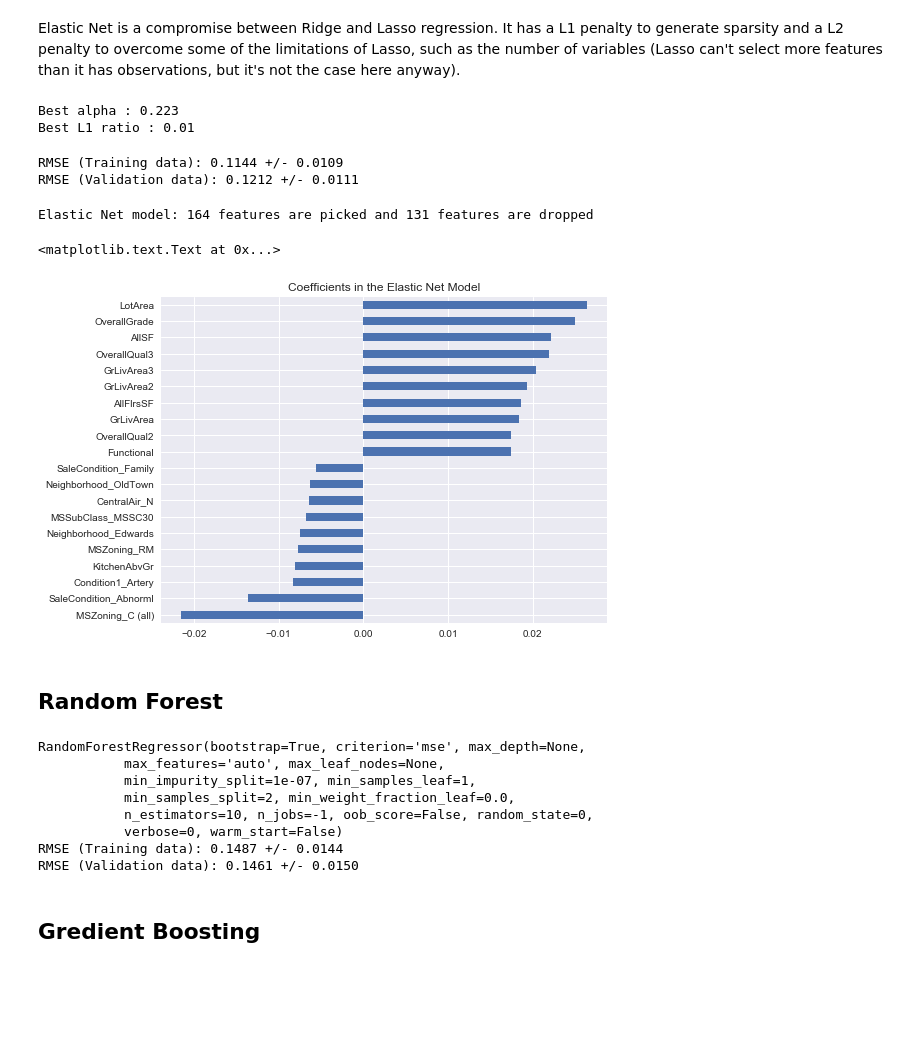
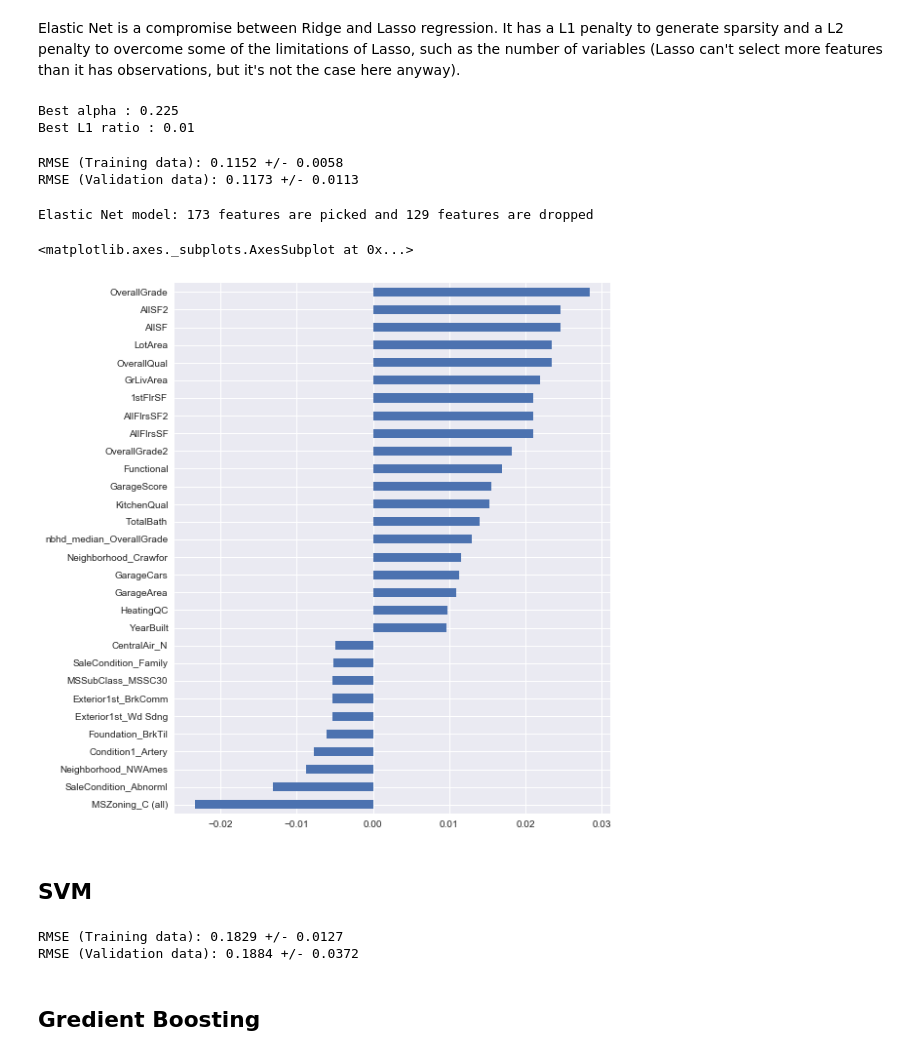
Before and after one commit to emmaren/House-Prices-Kaggle-Competition, a Jupyter notebook: House_price_competition.ipynb, the cells around one changed output. Cells and saved outputs as stored; diff of their text form; code cells hidden in the pictures; blank space fills up the shorter version.

```diff
--- a/House_price_competition.ipynb
+++ b/House_price_competition.ipynb
@@ -471,4 +596,4 @@ print(test_features.shape)
 # %%
 # Standardize the features
-train_features = StandardScaler().fit_transform(train_features)
-test_features = StandardScaler().fit_transform(test_features)
+train_X = StandardScaler().fit_transform(train_X)
+test_X = StandardScaler().fit_transform(test_X)
@@ -475,6 +609,6 @@ test_features = StandardScaler().fit_transform(test_features)
 # %%
 # Splitting
-x_train, x_test, y_train, y_test = train_test_split(train_features, train_label, test_size=0.2, random_state=0)
+x_train, x_test, y_train, y_test = train_test_split(train_X, train_y, test_size=0.2, random_state=0)
 # %%
 # Define model evaluation function
 def cv_rmse_train(estimator):
@@ -561,28 +695,27 @@ Lasso model: 85 features are picked and 210 features are dropped
 Elastic Net is a compromise between Ridge and Lasso regression. It has a L1 penalty to generate sparsity and a L2 penalty to overcome some of the limitations of Lasso, such as the number of variables (Lasso can't select more features than it has observations, but it's not the case here anyway).
 # %%
 enet_cv = ElasticNetCV(alphas=np.arange(0.001,1,0.002), l1_ratio=(0.01,0.99,0.005)).fit(x_train, y_train)
-best_alpha = enet_cv.alpha_
-best_l1_ratio = enet_cv.l1_ratio_
-print("Best alpha :", best_alpha)
-print("Best L1 ratio :", best_l1_ratio)
+en_best_alpha = enet_cv.alpha_
+en_best_l1_ratio = enet_cv.l1_ratio_
+print("Best alpha :", en_best_alpha)
+print("Best L1 ratio :", en_best_l1_ratio)
 # %% [output]
-Best alpha : 0.223
+Best alpha : 0.225
 Best L1 ratio : 0.01
 # %%
-enet = ElasticNet(alpha=best_alpha,l1_ratio=best_l1_ratio).fit(x_train,y_train)
+enet = ElasticNet(alpha=en_best_alpha,l1_ratio=en_best_l1_ratio).fit(x_train,y_train)
 print("RMSE (Training data): %.4f +/- %.4f" % (cv_rmse_train(enet).mean(),cv_rmse_train(enet).std()))
 print("RMSE (Validation data): %.4f +/- %.4f" % (cv_rmse_test(enet).mean(),cv_rmse_test(enet).std()))
 # %% [output]
-RMSE (Training data): 0.1144 +/- 0.0109
-RMSE (Validation data): 0.1212 +/- 0.0111
+RMSE (Training data): 0.1152 +/- 0.0058
+RMSE (Validation data): 0.1173 +/- 0.0113
 # %%
 # Plot important coefficients
 coefs = pd.Series(enet.coef_,index=all_data.columns)
 print("Elastic Net model: %s features are picked and %s features are dropped" % (sum(coefs != 0),sum(coefs == 0)))
-imp_coefs = pd.concat([coefs.sort_values().head(10),coefs.sort_values().tail(10)])
-imp_coefs.plot(kind = "barh",figsize=(8,6))
-plt.title("Coefficients in the Elastic Net Model")
+imp_coefs = pd.concat([coefs.sort_values().head(10),coefs.sort_values().tail(20)])
+imp_coefs.plot(kind = "barh",figsize=(8,10))
 # %% [output]
-Elastic Net model: 164 features are picked and 131 features are dropped
+Elastic Net model: 173 features are picked and 129 features are dropped
-<matplotlib.text.Text at 0x...>
+<matplotlib.axes._subplots.AxesSubplot at 0x...>
-[figure, old version]
+[figure, new version]
@@ -604,18 +722,11 @@ def param_tuning(estimator, param_grid):
-# %% [markdown]
-## Random Forest
+# %% [markdown]
+## SVM
 # %%
-# Initialize the Random Forest model
-rf0=RandomForestRegressor(n_jobs=-1,random_state=0)
-rf0.fit(x_train,y_train)
-print(rf0)
-print("RMSE (Training data): %.4f +/- %.4f" % (cv_rmse_train(rf0).mean(),cv_rmse_train(rf0).std()))
-print("RMSE (Validation data): %.4f +/- %.4f" % (cv_rmse_test(rf0).mean(),cv_rmse_test(rf0).std()))
+from sklearn import svm
+svr = svm.SVR(C=0.8,kernel='rbf')
+svr.fit(train_X, train_y)
+print("RMSE (Training data): %.4f +/- %.4f" % (cv_rmse_train(svr).mean(),cv_rmse_train(svr).std()))
+print("RMSE (Validation data): %.4f +/- %.4f" % (cv_rmse_test(svr).mean(),cv_rmse_test(svr).std()))
 # %% [output]
-RandomForestRegressor(bootstrap=True, criterion='mse', max_depth=None,
-           max_features='auto', max_leaf_nodes=None,
-           min_impurity_split=1e-07, min_samples_leaf=1,
-           min_samples_split=2, min_weight_fraction_leaf=0.0,
-           n_estimators=10, n_jobs=-1, oob_score=False, random_state=0,
-           verbose=0, warm_start=False)
-RMSE (Training data): 0.1487 +/- 0.0144
-RMSE (Validation data): 0.1461 +/- 0.0150
+RMSE (Training data): 0.1829 +/- 0.0127
+RMSE (Validation data): 0.1884 +/- 0.0372
```
Also changed, not shown: parts of 93 cells of this notebook.
